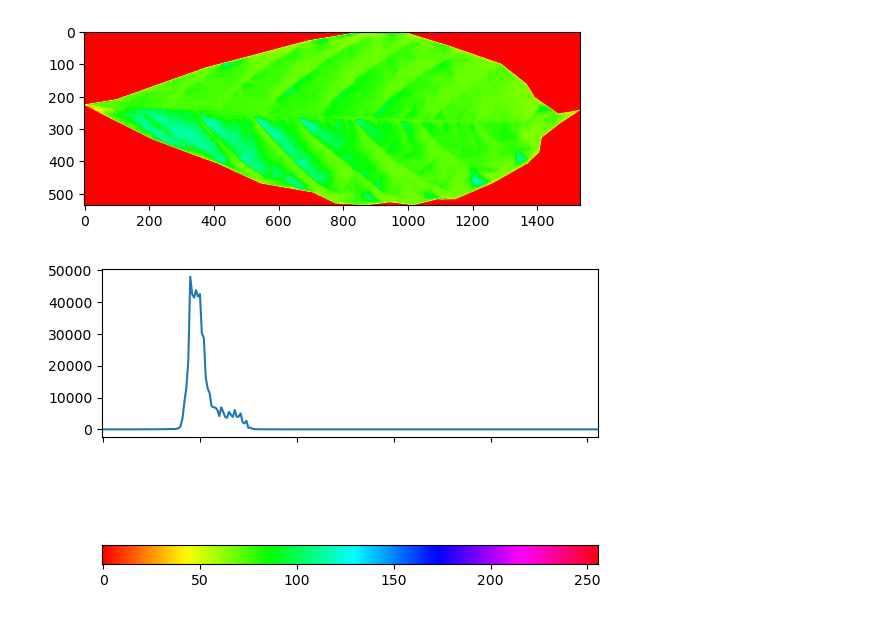
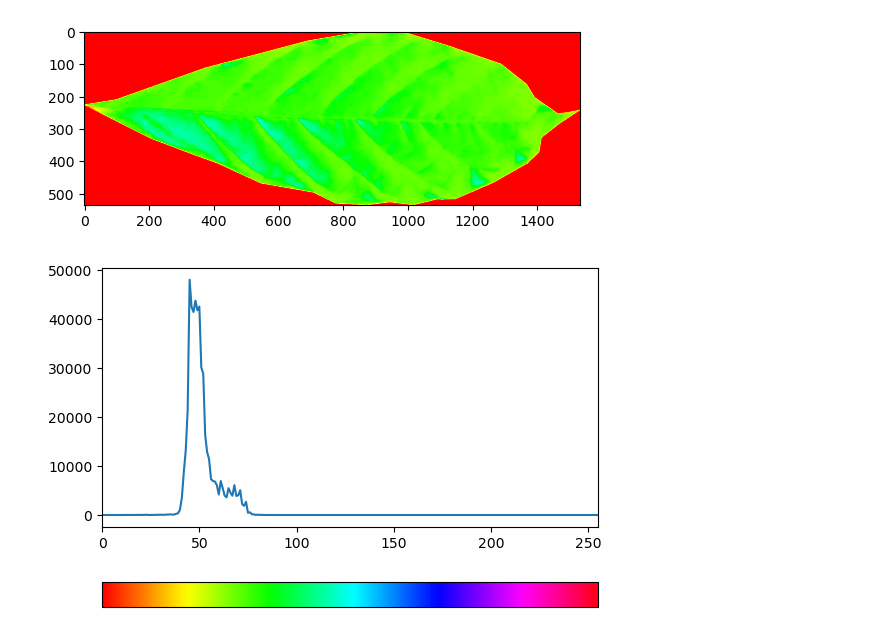
Before and after one commit to LindermanDgz/coffee-leaves-classification, a Jupyter notebook: coffee-leaves-classification.ipynb, the cells around one changed output. Saved outputs shown, nothing was run; the diff lists cells and outputs as text; code cells hidden in the pictures.

Commit message:
Fix HSV colorbar

```diff
--- a/coffee-leaves-classification.ipynb
+++ b/coffee-leaves-classification.ipynb
@@ -173,16 +173,16 @@ plt.show()
 hist_h = cv2.calcHist([roi], [0], mask[:,:,0], [256], [0,256])
 hist_s = cv2.calcHist([roi], [1], mask[:,:,0], [256], [0,256])
 hist_v = cv2.calcHist([roi], [2], mask[:,:,0], [256], [0,256])
-# %%
-fig, axs = plt.subplots(2, 1, sharex=True)
-axs[0].plot(hist_h)
-
-thickness = 10
-single_array = np.arange(256)
-hsv_map = np.array([single_array for x in range(thickness)])
-
-axs[1].imshow(hsv_map, cmap='hsv')
-axs[1].set_yticks([])
-plt.show()
-# %% [output]
-[figure, removed]
+# %%
+import matplotlib as mpl
+
+norm = mpl.colors.Normalize(vmin=0, vmax=255)
+
+fig, ax = plt.subplots()
+plt.margins(x=0)
+ax.plot(hist_h)
+cb = plt.colorbar(mpl.cm.ScalarMappable(norm=norm, cmap='hsv'), ax=ax, location='bottom')
+cb.set_ticks([])
+plt.show()
+# %% [output]
+[figure, added]
```
